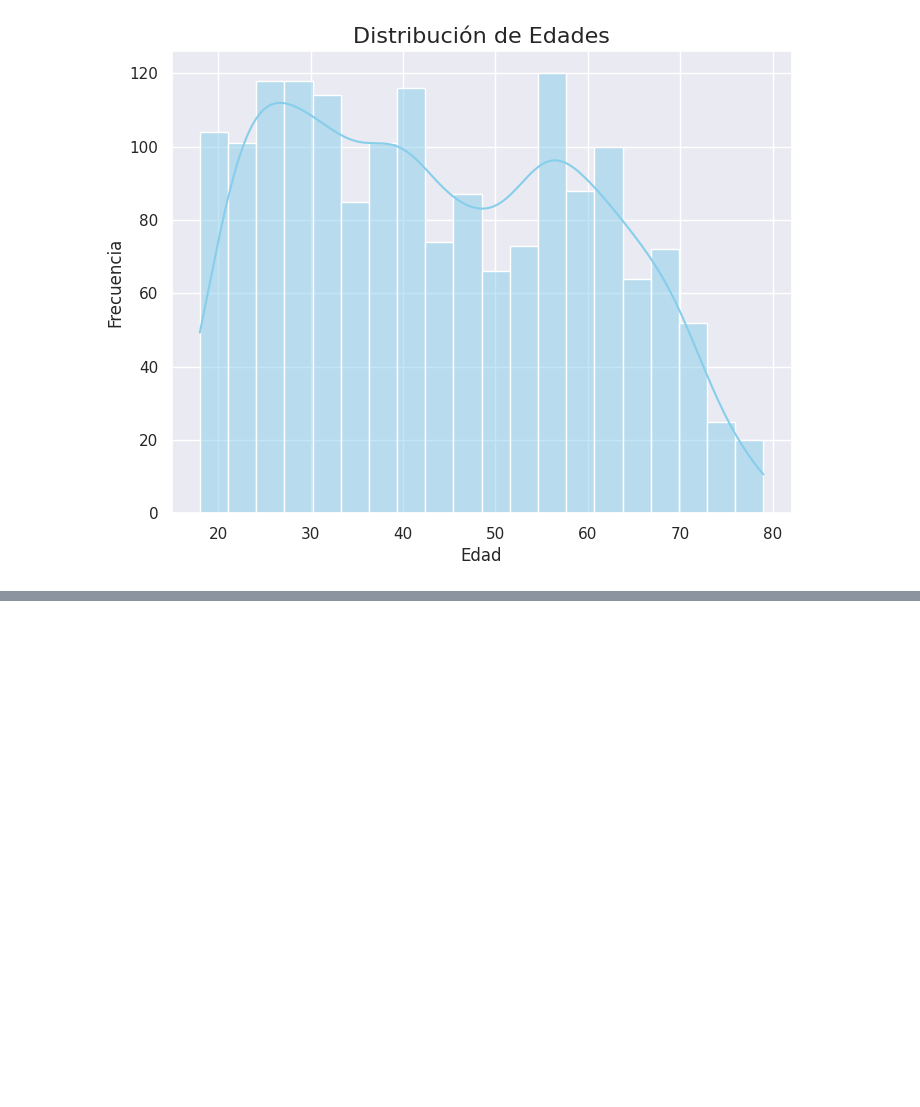
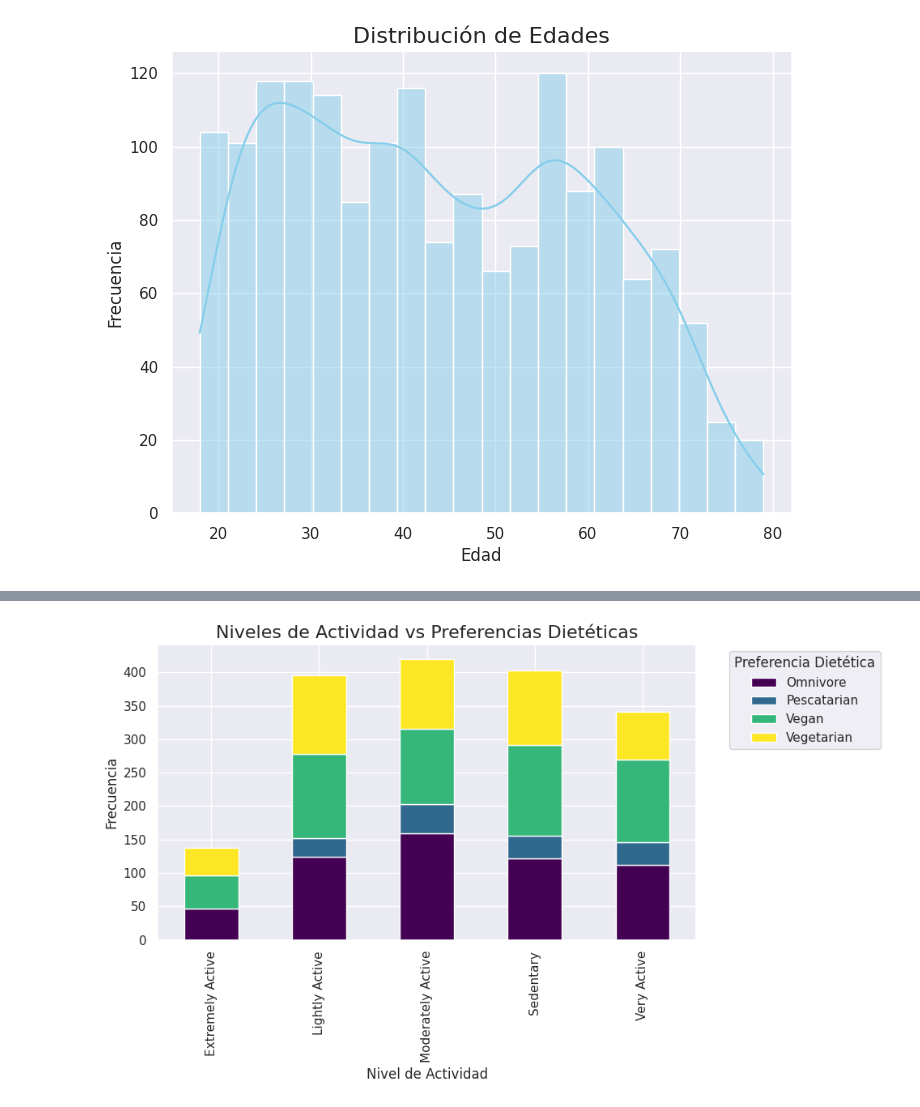
Before and after one commit to miriam013/Nutrition-Daily-Meals, a Jupyter notebook: Nutrition_Daily_Meals.ipynb, the cells around one changed output, grey strips where cells are left out. Saved outputs shown, nothing was run; the diff lists cells and outputs as text; code cells hidden in the pictures; blank space fills up the shorter version.

```diff
--- a/Nutrition_Daily_Meals.ipynb
+++ b/Nutrition_Daily_Meals.ipynb
@@ -177,0 +190,13 @@ plt.show()
+# %%
+activity_diet = df.groupby(['Nivel_de_actividad', 'Preferencia_dietética']).size().unstack()
+
+# Gráfico de barras apiladas
+activity_diet.plot(kind='bar', stacked=True, figsize=(10, 6), colormap='viridis')
+plt.title('Niveles de Actividad vs Preferencias Dietéticas', fontsize=16)
+plt.xlabel('Nivel de Actividad', fontsize=12)
+plt.ylabel('Frecuencia', fontsize=12)
+plt.legend(title='Preferencia Dietética', bbox_to_anchor=(1.05, 1), loc='upper left')
+plt.tight_layout()
+plt.show()
+# %% [output]
+[figure, added]
```
Also changed, not shown: parts of 3 cells of this notebook.
